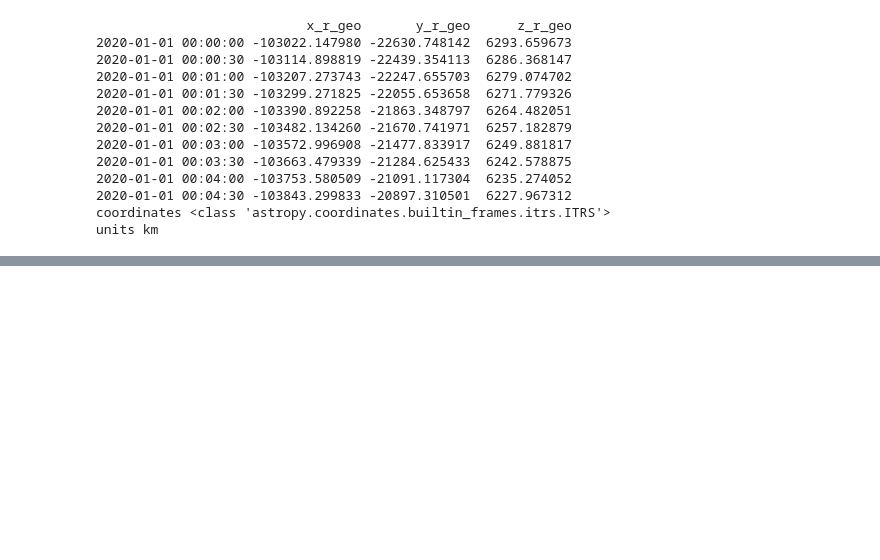
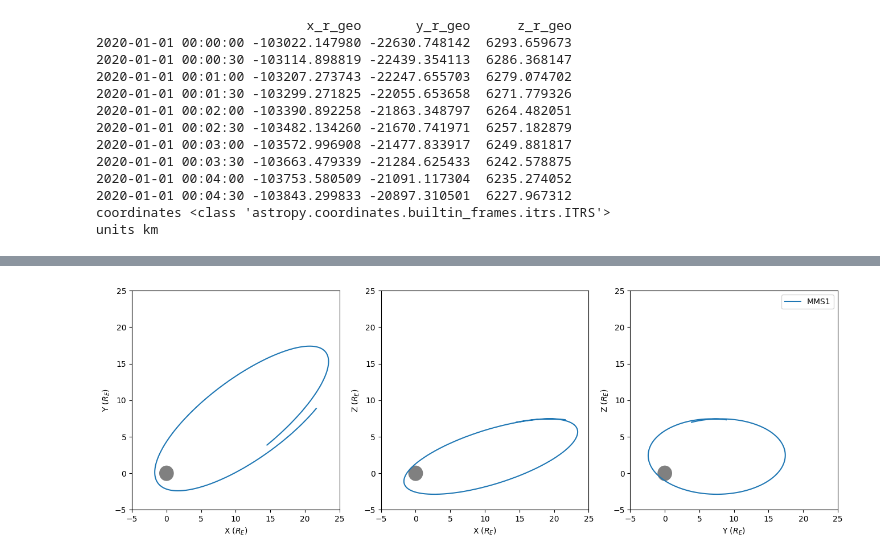
Before and after one commit to pysplot/pysplot, a Jupyter notebook: examples/getting_started.ipynb, the cells around one changed output, grey strips where cells are left out. Saved outputs shown, nothing was run; the diff lists cells and outputs as text; code cells hidden in the pictures; blank space fills up the shorter version.

Commit message:
splot updates

```diff
--- a/examples/getting_started.ipynb
+++ b/examples/getting_started.ipynb
@@ -76,0 +28,5 @@ spatial_data
+# %%
+cdas = CdasWs()
+_, mms_mec_data = cdas.get_data("MMS1_MEC_SRVY_L2_EPHT89Q", ["mms1_mec_r_geo"], TimeInterval('2020-01-01', '2020-01-05'), dataRepresentation = dr.XARRAY)
+spatial_data = {'x': mms_mec_data['Epoch'].values, 'y': mms_mec_data['mms1_mec_r_geo'].values}
+spatial_data
@@ -77,6 +45,6 @@ spatial_data
 # %%
 
-spatial_data_obj = SpatialData(spatial_data, coord=astropy.coordinates.ITRS, units=u.km, spatial_columns_names=['x_r_geo', 'y_r_geo', 'z_r_geo'], coord_kwargs={'representation_type':'cartesian'})
+spatial_data_obj = SpatialData(spatial_data, coord=ITRS, units=u.km, spatial_columns_names=['x_r_geo', 'y_r_geo', 'z_r_geo'], coord_kwargs={'representation_type':'cartesian'})
 # %%
 print(spatial_data_obj.data.head(10))
 print('coordinates', spatial_data_obj.coord)
@@ -102,7 +70,7 @@ Most of the time, you also want to consider some scientific data to go along wit
 
 We'll pull magnetic field from the MMS FGM instrument for the same time period and initialize our `ScienceData` object.
 # %%
-mms_fgm_data = pyspedas.projects.mms.mms_load_fgm(trange=['2020-01-01', '2020-01-05'], notplot=True)
-science_data = mms_fgm_data['mms1_fgm_b_gse_srvy_l2']
+_, mms_fgm_data = cdas.get_data("MMS1_FGM_SRVY_L2", ["mms1_fgm_b_gse_srvy_l2"], TimeInterval('2020-01-01', '2020-01-05'), dataRepresentation = dr.XARRAY)
+science_data = {'x': mms_fgm_data['Epoch'].values, 'y':mms_fgm_data['mms1_fgm_b_gse_srvy_l2'].values}
 science_data
 # %% [output]
@@ -147,7 +111,7 @@ Now that you have both `SpatialData` and `ScienceData` initialized, you can comb
 
 The spatial data was in GEO coordinates; however the science data was pulled in GSE coordinates. To rectify that, we can convert the spatial data to GSE to match the science data by with the `desired_coord` argument.
 # %%
-splot_data_obj = SpatialTimeData(spatial_data_obj, science=science_data_obj, desired_units=1e-9*u.T, desired_coord=GeocentricSolarEcliptic, desired_coord_kwargs={'representation_type':'cartesian'})
+splot_data_obj = SpatialTimeData(spatial_data_obj, science=science_data_obj, desired_science_units=1e-9*u.T, desired_coord=GeocentricSolarEcliptic, desired_coord_kwargs={'representation_type':'cartesian'})
 # %%
 
 print(splot_data_obj.data.head(10))
@@ -177,0 +155,24 @@ splot units 1e-09 T
+# %%
+import matplotlib.pyplot as plt
+fig, ax = plt.subplots(nrows=1, ncols=3, figsize=(16,5))
+xy_ax = ax[0]
+orbit_plot(splot_data_obj.data, xy_ax, 'r_x', 'r_y')
+xy_ax.set_xlabel('X ($R_E$)')
+xy_ax.set_ylabel('Y ($R_E$)')
+xz_ax = ax[1]
+orbit_plot(splot_data_obj.data, xz_ax, 'r_x', 'r_z')
+xz_ax.set_xlabel('X ($R_E$)')
+xz_ax.set_ylabel('Z ($R_E$)')
+yz_ax = ax[2]
+orbit_plot(splot_data_obj.data, yz_ax, 'r_y', 'r_z', plotting_kwargs={'label': 'MMS1'})
+yz_ax.legend()
+yz_ax.set_xlabel('Y ($R_E$)')
+yz_ax.set_ylabel('Z ($R_E$)')
+
+for axes in ax:
+    axes.set_xlim(-5,25)
+    axes.set_ylim(-5,25)
+    circ = plt.Circle((0,0), 1, color='0.5')
+    axes.add_patch(circ)
+# %% [output]
+[figure, added]
```
Also changed, not shown: parts of 17 cells of this notebook, 4 other files.
